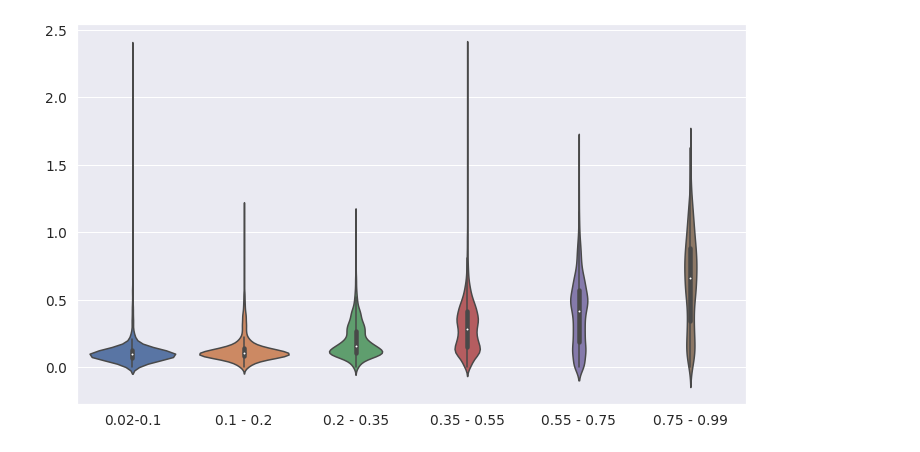
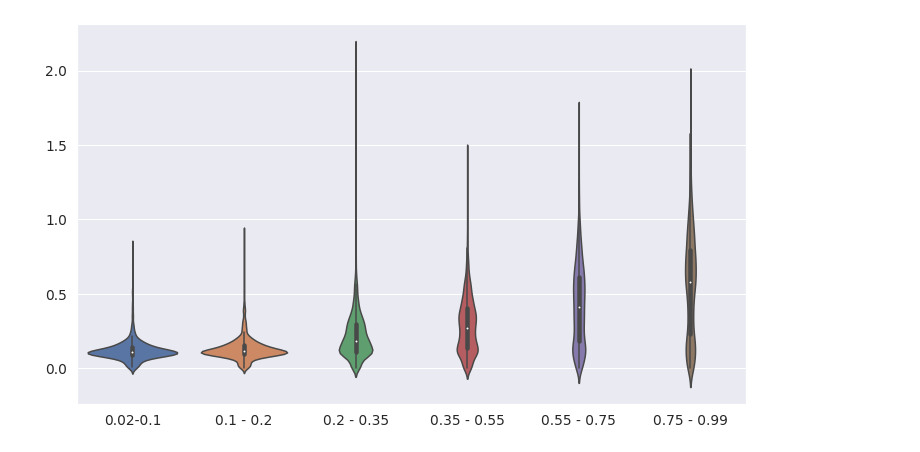
Before and after one commit to mwisdom04/one_second_centre_port_hold, a Jupyter notebook: notebooks/Plots.ipynb, the cells around one changed output. Drawn from its saved outputs; the diff is of its cells as text; code cells hidden in the pictures.

```diff
--- a/notebooks/Plots.ipynb
+++ b/notebooks/Plots.ipynb
@@ -10,41 +10,41 @@ import ptitprince as pt
 
 sns.set(style='whitegrid', font_scale=2)
 
-df = pd.read_pickle('/home/mwisdom/Documents/data_analysis/analysed_data/One_Second_Hold/SNL_photo36/AllSessionsDataframe/SNL_photo36_all_sessions.pkl')
+#df = pd.read_pickle('/home/mwisdom/Documents/data/analysed_data/one_second_centre_port_hold/SNL_photo36/AllSessionsDataframe/SNL_photo36_all_sessions.pkl')
 
 #SessionDates = df['SessionDate'].unique()
 # %%
-'''animalIDs = ['SNL_photo36', 'SNL_photo38', 'SNL_photo39', 'SNL_photo40']
+animalIDs = ['CPH07', 'CPH08', 'CPH09', 'CPH10', 'CPH11', 'CPH12']
 
 df_to_concat = []
 
 for animalID in animalIDs:
-    df = pd.read_pickle('/home/mwisdom/Documents/data_analysis/analysed_data/One_Second_Hold/' + animalID + '/AllSessionsDataframe/' + animalID + '_all_sessions.pkl')
+    df = pd.read_pickle('/home/mwisdom/Documents/data/analysed_data/one_second_centre_port_hold/' + animalID + '/AllSessionsDataframe/' + animalID + '_all_sessions.pkl')
 
     #SessionDates = df['SessionDate'].unique()
 
     Cue_Delay_bin_filts = {'0.02-0.1': (df['CueDelay'] > 0.02) & (df['CueDelay'] < 0.1) & (df['TrainingLevel'] == 3),
     '0.1 - 0.2': (df['CueDelay'] > 0.1) & (df['CueDelay'] < 0.2) & (df['TrainingLevel'] == 3),
     '0.2 - 0.35': (df['CueDelay'] > 0.2) & (df['CueDelay'] < 0.35) & (df['TrainingLevel'] == 3),
     '0.35 - 0.55': (df['CueDelay'] > 0.35) & (df['CueDelay'] < 0.55) & (df['TrainingLevel'] == 3),
     '0.55 - 0.75': (df['CueDelay'] > 0.55) & (df['CueDelay'] < 0.75) & (df['TrainingLevel'] == 3),
     '0.75 - 0.99': (df['CueDelay'] > 0.75) & (df['CueDelay'] < 0.99) & (df['TrainingLevel'] == 3)}
 
     CentrePortHoldTimes_by_CueDelay = {}
 
     for k, v in Cue_Delay_bin_filts.items():
         CueDelay_filtered_df = df.loc[v]
         array_CentrePortHoldTimes = np.hstack(CueDelay_filtered_df['CentrePortHoldTimes'])
         CentrePortHoldTimes_by_CueDelay[k] = array_CentrePortHoldTimes
 
     df_CentrePortHoldTimes_by_CueDelay = pd.DataFrame(dict([ (k,pd.Series(v)) for k,v in CentrePortHoldTimes_by_CueDelay.items() ]))
     df_to_concat.append(df_CentrePortHoldTimes_by_CueDelay)
 
 df_all_CPHT_by_CueDelay = pd.concat(df_to_concat, ignore_index=True)
 df = df_all_CPHT_by_CueDelay
 
 f, ax = plt.subplots(figsize= (12, 7))
-ax = sns.violinplot( data = df_all_CPHT_by_CueDelay)'''
+ax = sns.violinplot( data = df_all_CPHT_by_CueDelay)
 # %% [output]
-[figure, old version]
+[figure, new version]
 # %%
```
Also changed, not shown: parts of 6 cells of this notebook, 6 other files.
